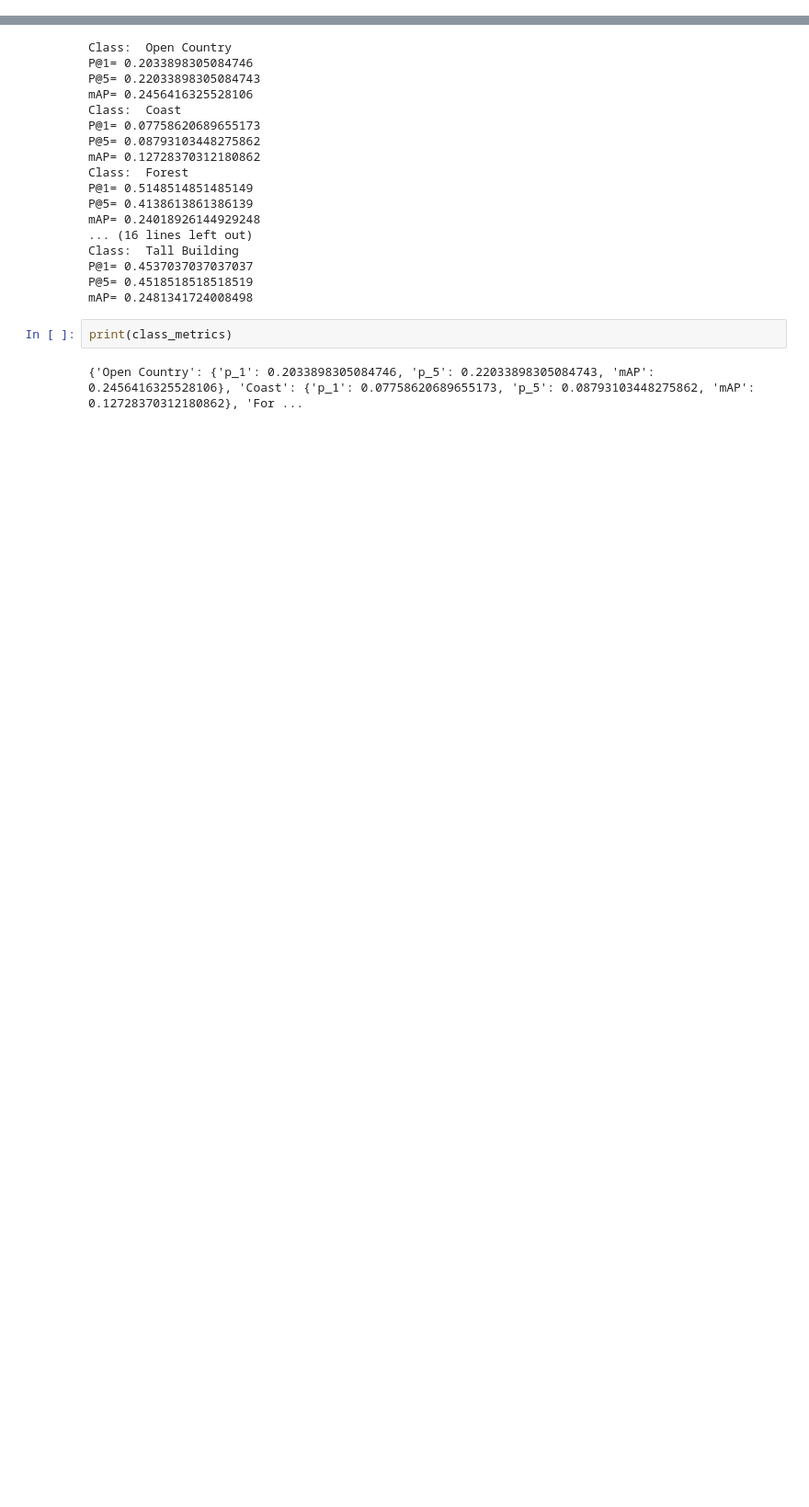
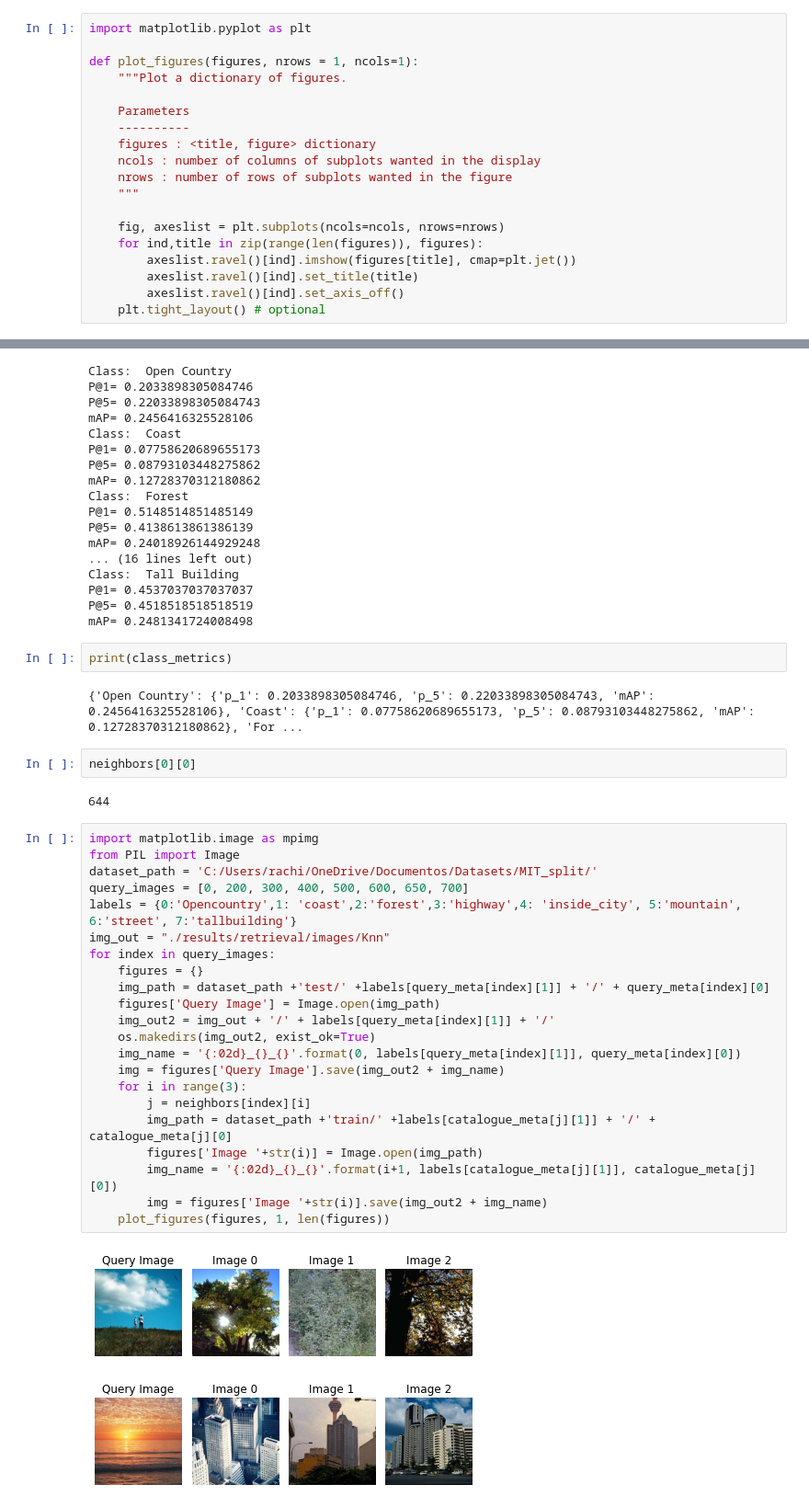
Before and after one commit to rachidboukiruab/MCV_2022_M5_Project, a Jupyter notebook: w4/metrics.ipynb, the cells around one changed output, grey strips where cells are left out. Shown at 92% size. Drawn from its saved outputs; the diff is of its cells as text; blank space fills up the shorter version.

```diff
--- a/w4/metrics.ipynb
+++ b/w4/metrics.ipynb
@@ -178,6 +178,25 @@ def mAP(actual, predicted):
         ap = AP(actual[i], predicted[i])
         ap_list.append(ap)
     return np.mean(ap_list)
+# %%
+import matplotlib.pyplot as plt
+
+def plot_figures(figures, nrows = 1, ncols=1):
+    """Plot a dictionary of figures.
+
+    Parameters
+    ----------
+    figures : <title, figure> dictionary
+    ncols : number of columns of subplots wanted in the display
+    nrows : number of rows of subplots wanted in the figure
+    """
+
+    fig, axeslist = plt.subplots(ncols=ncols, nrows=nrows)
+    for ind,title in zip(range(len(figures)), figures):
+        axeslist.ravel()[ind].imshow(figures[title], cmap=plt.jet())
+        axeslist.ravel()[ind].set_title(title)
+        axeslist.ravel()[ind].set_axis_off()
+    plt.tight_layout() # optional
 # %% [markdown]
 ### K-nn
 # %%
@@ -246,3 +265,32 @@ mAP= 0.2481341724008498
 print(class_metrics)
 # %% [output]
 {'Open Country': {'p_1': 0.2033898305084746, 'p_5': 0.22033898305084743, 'mAP': 0.2456416325528106}, 'Coast': {'p_1': 0.07758620689655173, 'p_5': 0.08793103448275862, 'mAP': 0.12728370312180862}, 'For ...
+# %%
+neighbors[0][0]
+# %% [output]
+644
+# %%
+import matplotlib.image as mpimg
+from PIL import Image
+dataset_path = 'C:/Users/rachi/OneDrive/Documentos/Datasets/MIT_split/'
+query_images = [0, 200, 300, 400, 500, 600, 650, 700]
+labels = {0:'Opencountry',1: 'coast',2:'forest',3:'highway',4: 'inside_city', 5:'mountain', 6:'street', 7:'tallbuilding'}
+img_out = "./results/retrieval/images/Knn"
+for index in query_images:
+    figures = {}
+    img_path = dataset_path +'test/' +labels[query_meta[index][1]] + '/' + query_meta[index][0]
+    figures['Query Image'] = Image.open(img_path)
+    img_out2 = img_out + '/' + labels[query_meta[index][1]] + '/'
+    os.makedirs(img_out2, exist_ok=True)
+    img_name = '{:02d}_{}_{}'.format(0, labels[query_meta[index][1]], query_meta[index][0])
+    img = figures['Query Image'].save(img_out2 + img_name)
+    for i in range(3):
+        j = neighbors[index][i]
+        img_path = dataset_path +'train/' +labels[catalogue_meta[j][1]] + '/' + catalogue_meta[j][0]
+        figures['Image '+str(i)] = Image.open(img_path)
+        img_name = '{:02d}_{}_{}'.format(i+1, labels[catalogue_meta[j][1]], catalogue_meta[j][0])
+        img = figures['Image '+str(i)].save(img_out2 + img_name)
+    plot_figures(figures, 1, len(figures))
+# %% [output]
+[figure, added]
+[figure, added]
```
Also changed, not shown: parts of 10 cells of this notebook, 1 other file.
